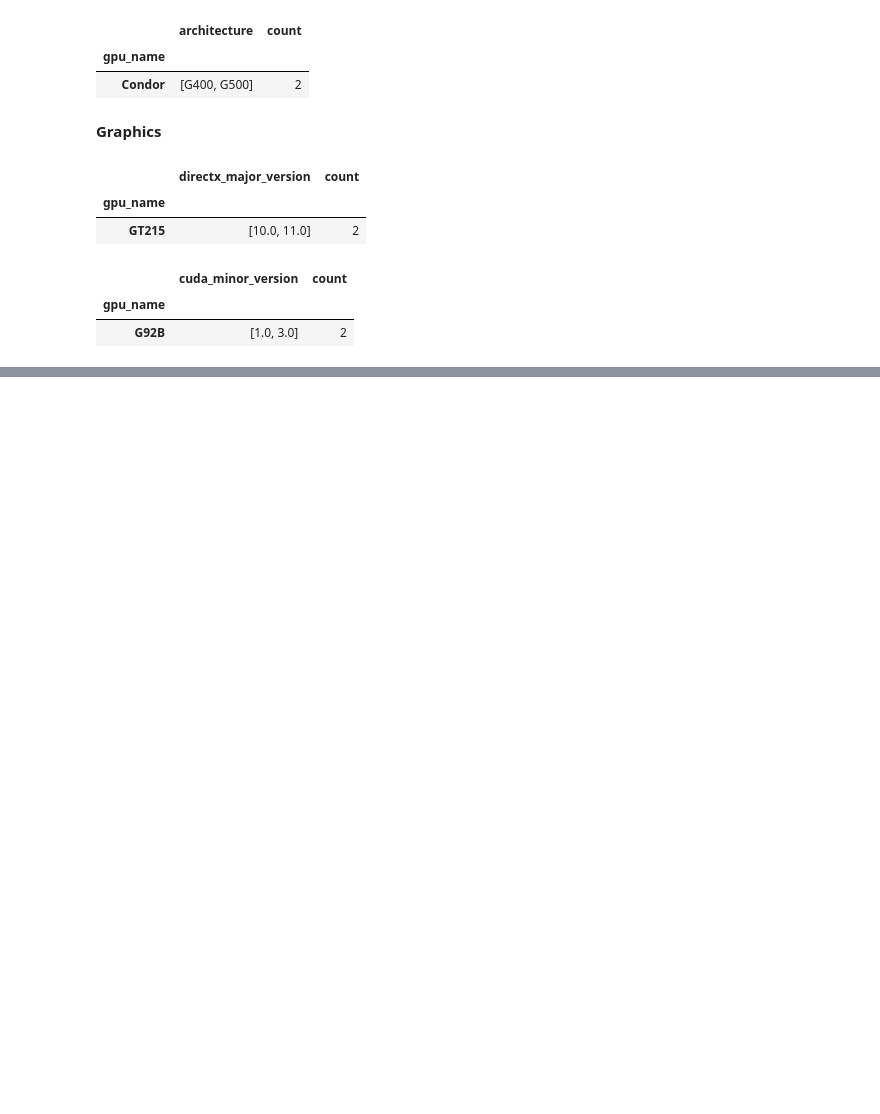
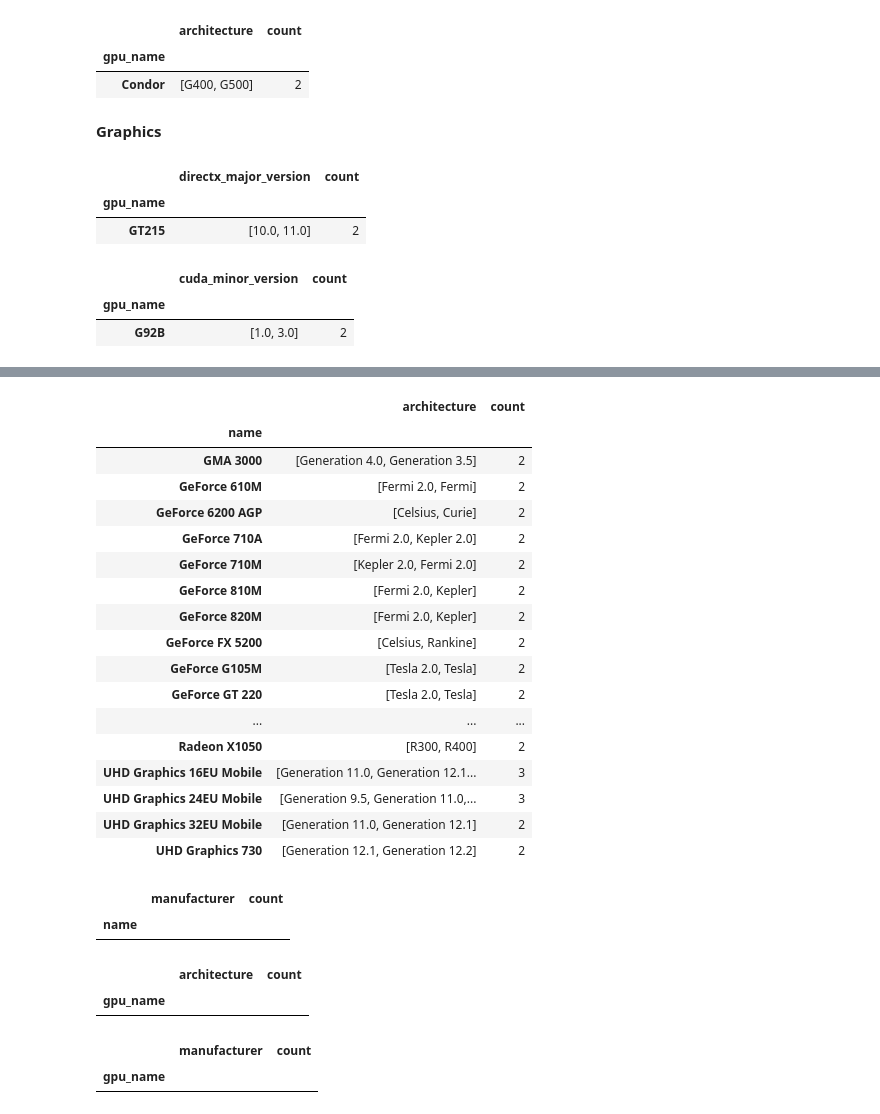
Before and after one commit to abhi-neelam/GPUSpec, a Jupyter notebook: GPUSpecServer/GPUSpecServer/Data/Exploration/eda_main.ipynb, the cells around one changed output, grey strips where cells are left out. Cells and saved outputs as stored; diff of their text form; code cells hidden in the pictures; blank space fills up the shorter version.

```diff
--- a/GPUSpecServer/GPUSpecServer/Data/Exploration/eda_main.ipynb
+++ b/GPUSpecServer/GPUSpecServer/Data/Exploration/eda_main.ipynb
@@ -122,0 +163,40 @@ disp
+# %%
+disp = get_association_df(df, 'architecture', 'name')
+disp
+# %% [output]
+|  | architecture | count |
+| name |  |  |
+| GMA 3000 | [Generation 4.0, Generation 3.5] | 2 |
+| GeForce 610M | [Fermi 2.0, Fermi] | 2 |
+| GeForce 6200 AGP | [Celsius, Curie] | 2 |
+| GeForce 710A | [Fermi 2.0, Kepler 2.0] | 2 |
+| GeForce 710M | [Kepler 2.0, Fermi 2.0] | 2 |
+| GeForce 810M | [Fermi 2.0, Kepler] | 2 |
+| GeForce 820M | [Fermi 2.0, Kepler] | 2 |
+| GeForce FX 5200 | [Celsius, Rankine] | 2 |
+| GeForce G105M | [Tesla 2.0, Tesla] | 2 |
+| GeForce GT 220 | [Tesla 2.0, Tesla] | 2 |
+| ... | ... | ... |
+| Radeon X1050 | [R300, R400] | 2 |
+| UHD Graphics 16EU Mobile | [Generation 11.0, Generation 12.1... | 3 |
+| UHD Graphics 24EU Mobile | [Generation 9.5, Generation 11.0,... | 3 |
+| UHD Graphics 32EU Mobile | [Generation 11.0, Generation 12.1] | 2 |
+| UHD Graphics 730 | [Generation 12.1, Generation 12.2] | 2 |
+# %%
+disp = get_association_df(df, 'manufacturer', 'name')
+disp
+# %% [output]
+|  | manufacturer | count |
+| name |  |  |
+# %%
+disp = get_association_df(df, 'architecture', 'gpu_name')
+disp
+# %% [output]
+|  | architecture | count |
+| gpu_name |  |  |
+# %%
+disp = get_association_df(df, 'manufacturer', 'gpu_name')
+disp
+# %% [output]
+|  | manufacturer | count |
+| gpu_name |  |  |
```
Also changed, not shown: parts of 6 cells of this notebook, 1 other file.
